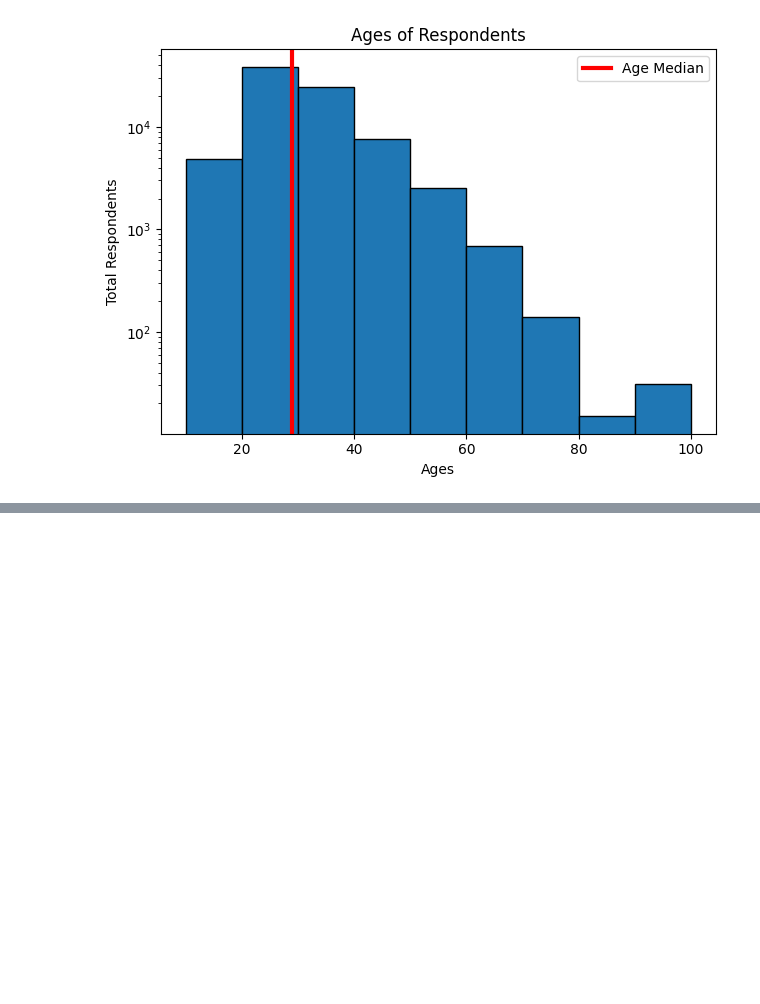
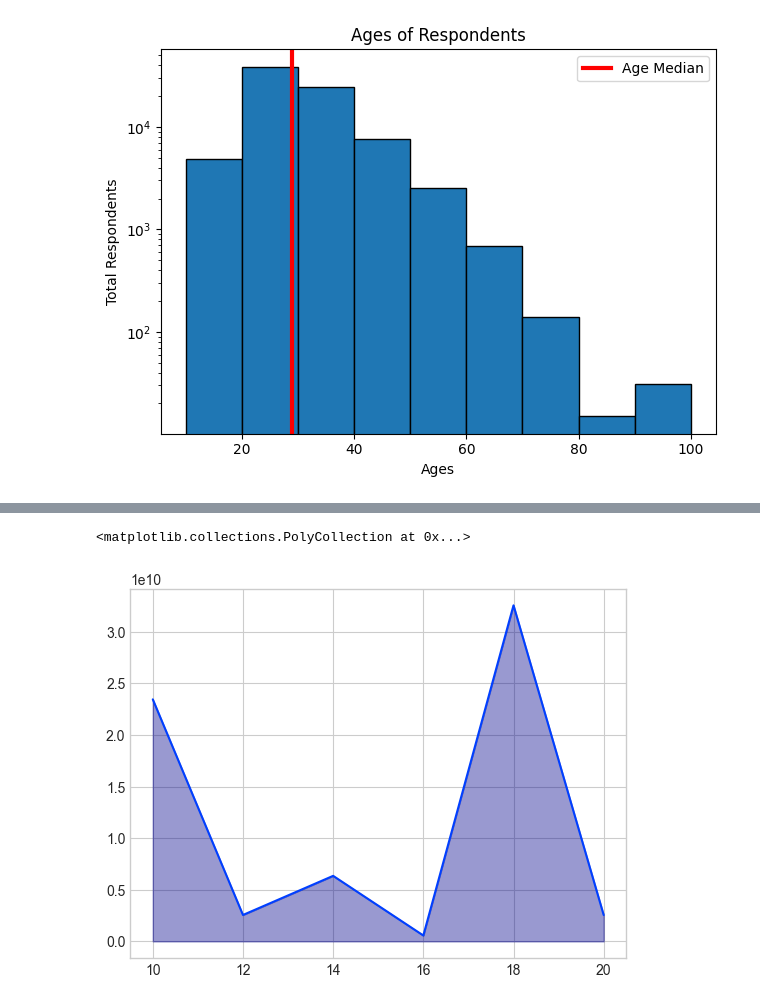
Before and after one commit to TanjiEvan/Python, a Jupyter notebook: Matplotlib&Seaborn/Adv_Matplotlib.ipynb, the cells around one changed output, grey strips where cells are left out. Saved outputs shown, nothing was run; the diff lists cells and outputs as text; code cells hidden in the pictures; blank space fills up the shorter version.

```diff
--- a/Matplotlib&Seaborn/Adv_Matplotlib.ipynb
+++ b/Matplotlib&Seaborn/Adv_Matplotlib.ipynb
@@ -722,0 +776,8 @@ plt.show()
+# %%
+ages=[10,12,14,16,18,20]
+popuplation=[23446332345,2554535425,6345346346,567234643,32556234677,2547623474]
+plt.plot(ages,popuplation)
+plt.fill_between(ages,popuplation,color= "darkblue",alpha=0.4)
+# %% [output]
+<matplotlib.collections.PolyCollection at 0x...>
+[figure, added]
```
Also changed, not shown: parts of 16 cells of this notebook.
